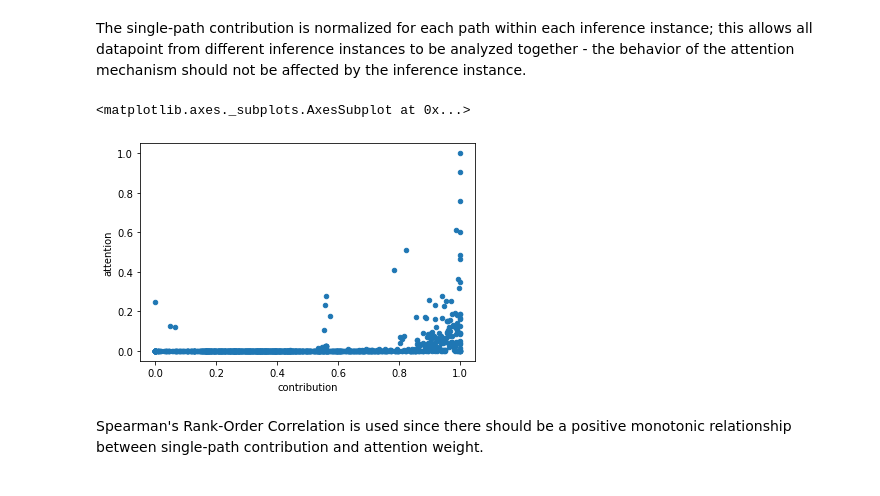
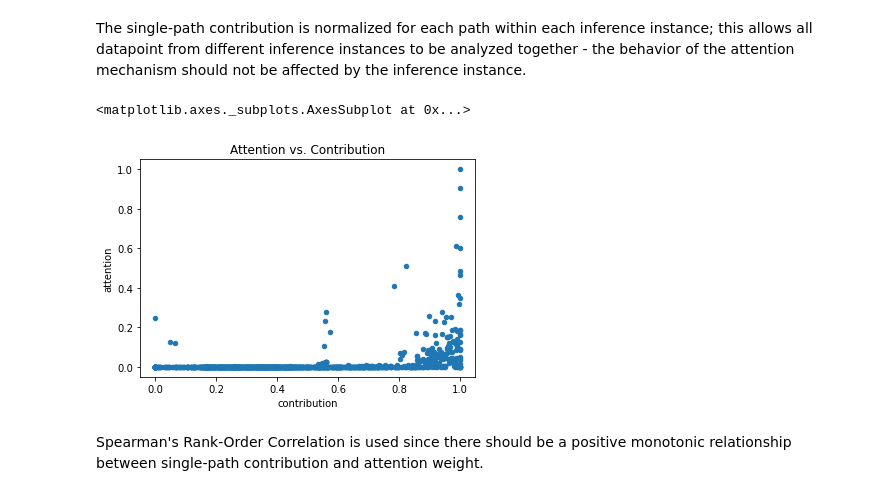
Before and after one commit to Dralan1912/HAICOR-Experiment, a Jupyter notebook: Research Question 2.ipynb, the cells around one changed output. Saved outputs shown, nothing was run; the diff lists cells and outputs as text; code cells hidden in the pictures.

```diff
--- a/Research Question 2.ipynb
+++ b/Research Question 2.ipynb
@@ -199,15 +199,15 @@ attention_and_contribution
 # %% [markdown]
 The single-path contribution is normalized for each path within each inference instance; this allows all datapoint from different inference instances to be analyzed together - the behavior of the attention mechanism should not be affected by the inference instance.
 # %%
-attention_and_normalized_contribution = attention_and_contribution.copy()
-attention_and_normalized_contribution.contribution = attention_and_normalized_contribution\
-    .groupby(["story", "line", "character"]).contribution\
-    .apply(lambda x: (x - x.min()) / (x.max() - x.min()))
+attention_and_normalized_contribution = attention_and_contribution.reset_index()\
+    .groupby(["story", "line", "character"])[["contribution", "attention"]]\
+    .apply(lambda x: x.apply(lambda y: (y - y.min()) / (y.max() - y.min()) if y.name == "contribution" else y))
 
-attention_and_normalized_contribution.plot(kind="scatter", x="contribution", y="attention")
+attention_and_normalized_contribution.plot(kind="scatter", x="contribution", y="attention",
+                                           title="Attention vs. Contribution")
 # %% [output]
 <matplotlib.axes._subplots.AxesSubplot at 0x...>
-[figure, old version]
+[figure, new version]
 # %% [markdown]
 Spearman's Rank-Order Correlation is used since there should be a positive monotonic relationship between single-path contribution and attention weight.
 # %%
```
